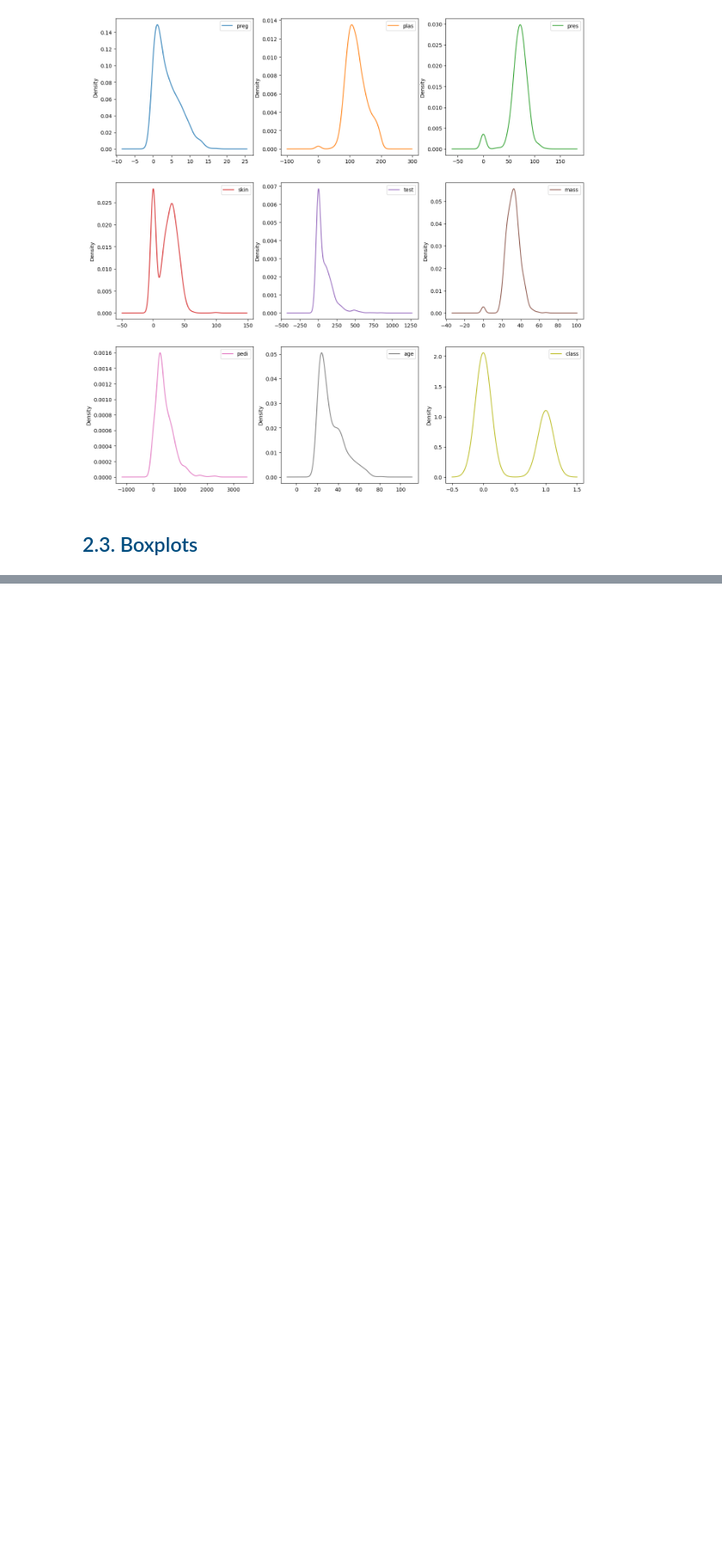
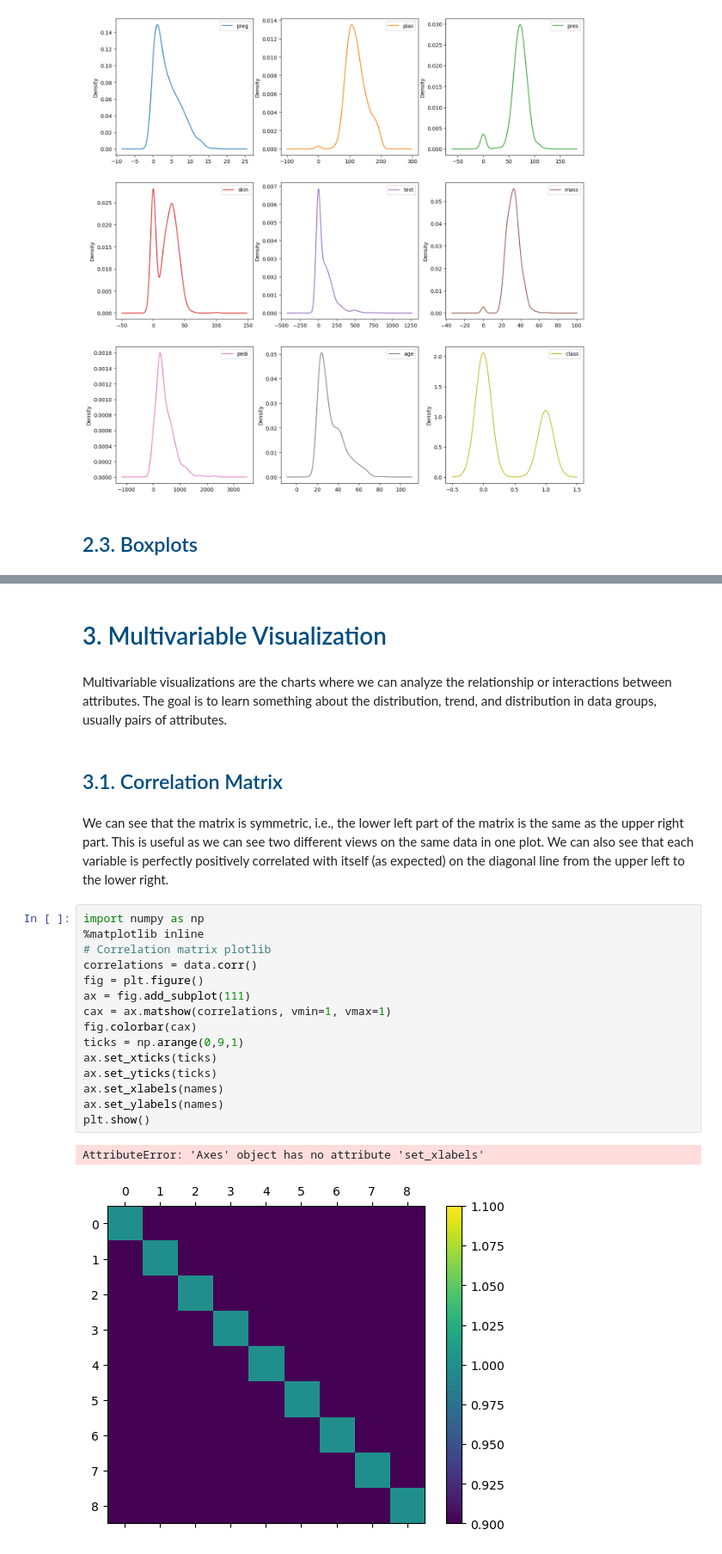
Before and after one commit to JonatanBadillo/Data-Science-with-Python, a Jupyter notebook: 2. Data Analysis/2.3. Data Visualization.ipynb, the cells around one changed output, grey strips where cells are left out. Shown at 86% size. Drawn from its saved outputs; the diff is of its cells as text; blank space fills up the shorter version.

Commit message:
correlation matrix

```diff
--- a/2. Data Analysis/2.3. Data Visualization.ipynb
+++ b/2. Data Analysis/2.3. Data Visualization.ipynb
@@ -112,0 +122,28 @@ We can see that the spread of the attributes is quite different. Some like `age`
+# %% [markdown]
+<a id="section3"></a>
+# <font color="#004D7F">3. Multivariable Visualization</font>
+# %% [markdown]
+Multivariable visualizations are the charts where we can analyze the relationship or interactions between attributes. The goal is to learn something about the distribution, trend, and distribution in data groups, usually pairs of attributes.
+# %% [markdown]
+<a id="section31"></a>
+## <font color="#004D7F">3.1. Correlation Matrix </font>
+# %% [markdown]
+We can see that the matrix is symmetric, i.e., the lower left part of the matrix is the same as the upper right part. This is useful as we can see two different views on the same data in one plot. We can also see that each variable is perfectly positively correlated with itself (as expected) on the diagonal line from the upper left to the lower right.
+# %%
+import numpy as np
+%matplotlib inline
+# Correlation matrix plotlib
+correlations = data.corr()
+fig = plt.figure()
+ax = fig.add_subplot(111)
+cax = ax.matshow(correlations, vmin=1, vmax=1)
+fig.colorbar(cax)
+ticks = np.arange(0,9,1)
+ax.set_xticks(ticks)
+ax.set_yticks(ticks)
+ax.set_xlabels(names)
+ax.set_ylabels(names)
+plt.show()
+# %% [output]
+AttributeError: 'Axes' object has no attribute 'set_xlabels'
+[figure, added]
```
Also changed, not shown: parts of 2 cells of this notebook.
